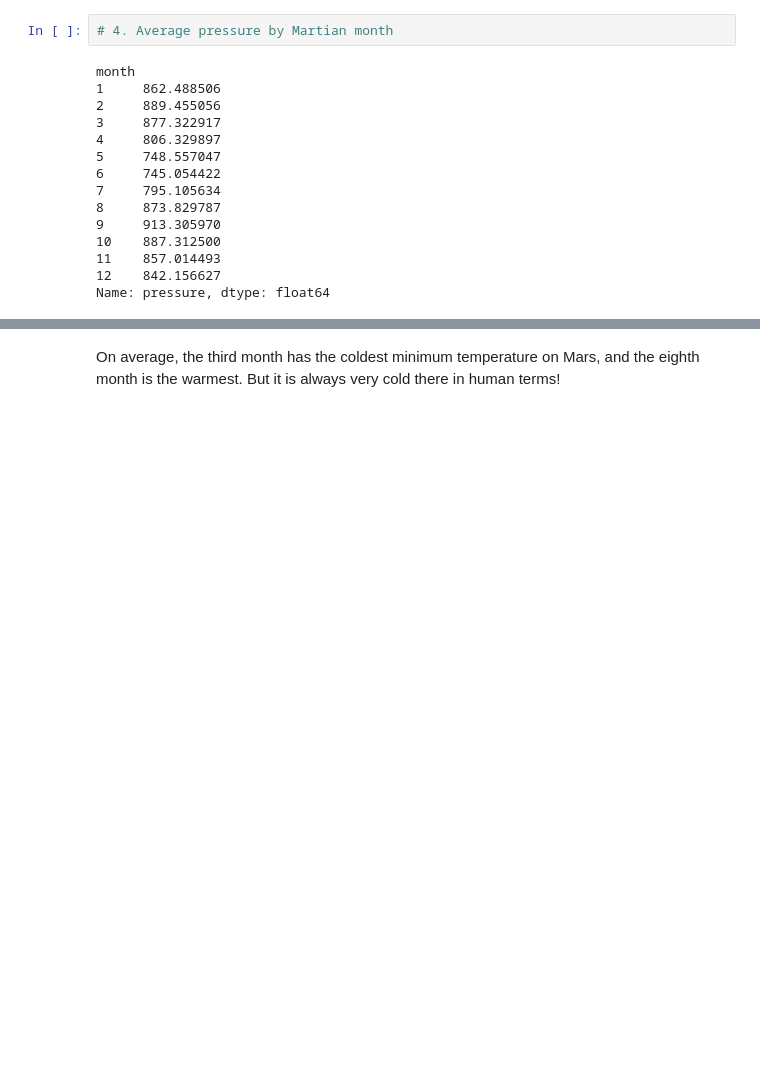
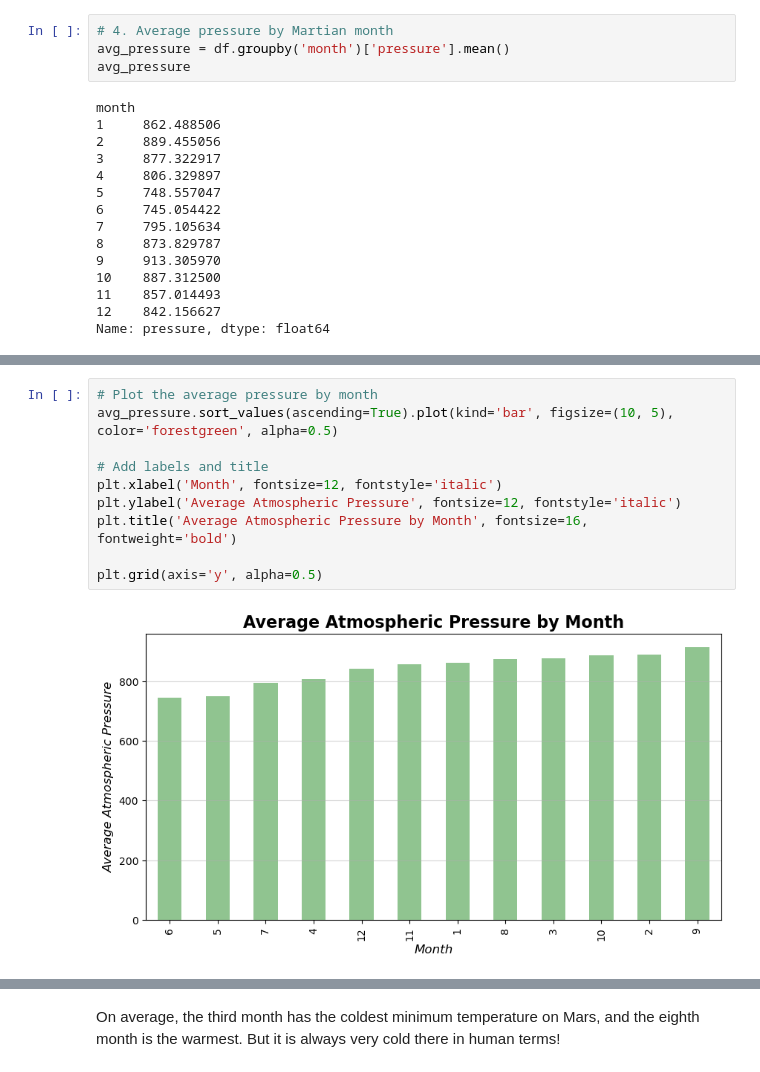
Before and after one commit to wrp94/ds-hw-11-data-collection, a Jupyter notebook: Mars_Data/part_2_mars_weather.ipynb, the cells around one changed output, grey strips where cells are left out. Drawn from its saved outputs; the diff is of its cells as text; blank space fills up the shorter version.

```diff
--- a/Mars_Data/part_2_mars_weather.ipynb
+++ b/Mars_Data/part_2_mars_weather.ipynb
@@ -151,5 +172,7 @@ Name: min_temp, dtype: float64
 # %%
 # 4. Average pressure by Martian month
+avg_pressure = df.groupby('month')['pressure'].mean()
+avg_pressure
 # %% [output]
 month
 1     862.488506
@@ -175,0 +191,12 @@ Name: pressure, dtype: float64
+# %%
+# Plot the average pressure by month
+avg_pressure.sort_values(ascending=True).plot(kind='bar', figsize=(10, 5), color='forestgreen', alpha=0.5)
+
+# Add labels and title
+plt.xlabel('Month', fontsize=12, fontstyle='italic')
+plt.ylabel('Average Atmospheric Pressure', fontsize=12, fontstyle='italic')
+plt.title('Average Atmospheric Pressure by Month', fontsize=16, fontweight='bold')
+
+plt.grid(axis='y', alpha=0.5)
+# %% [output]
+[figure, added]
```
Also changed, not shown: parts of 26 cells of this notebook, 2 other files.
